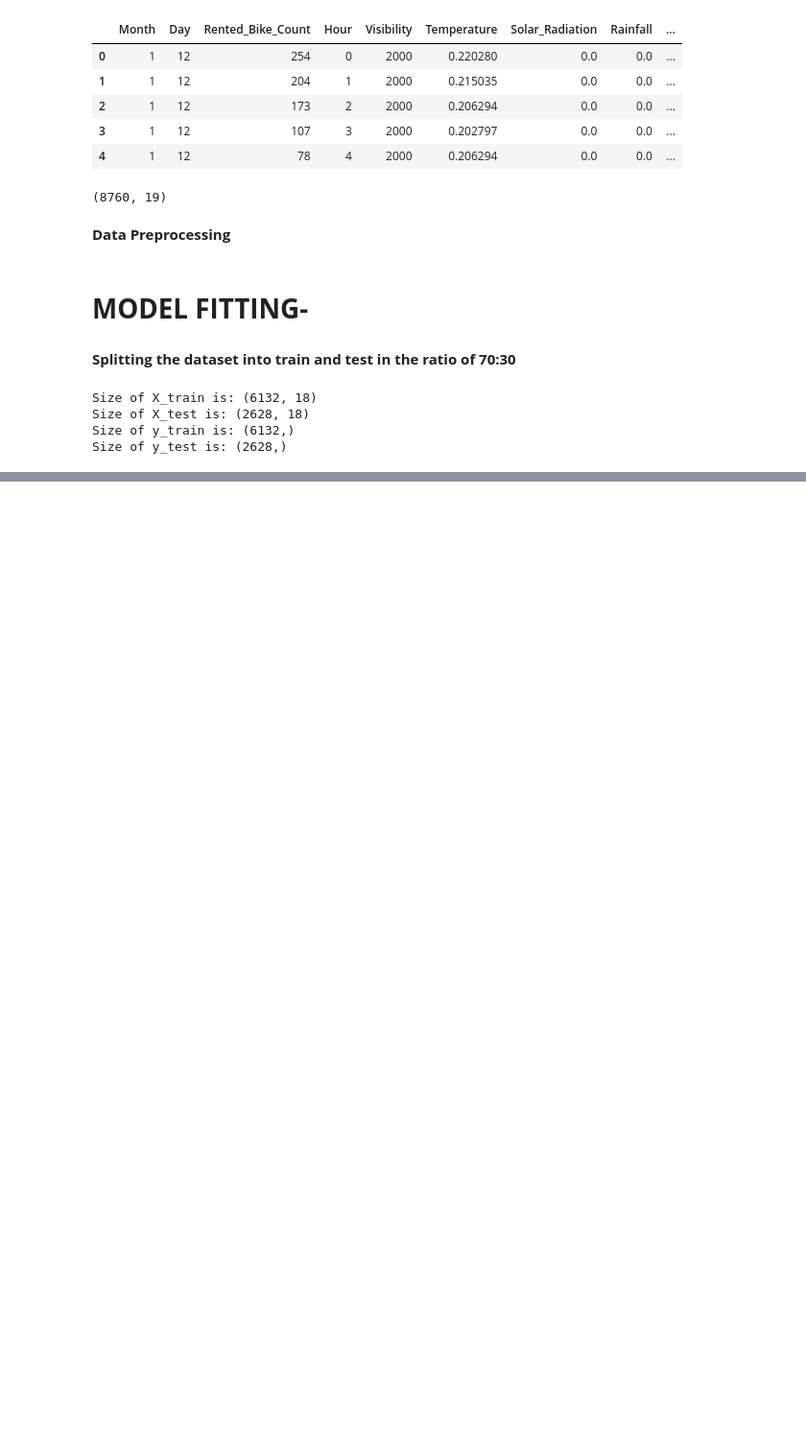
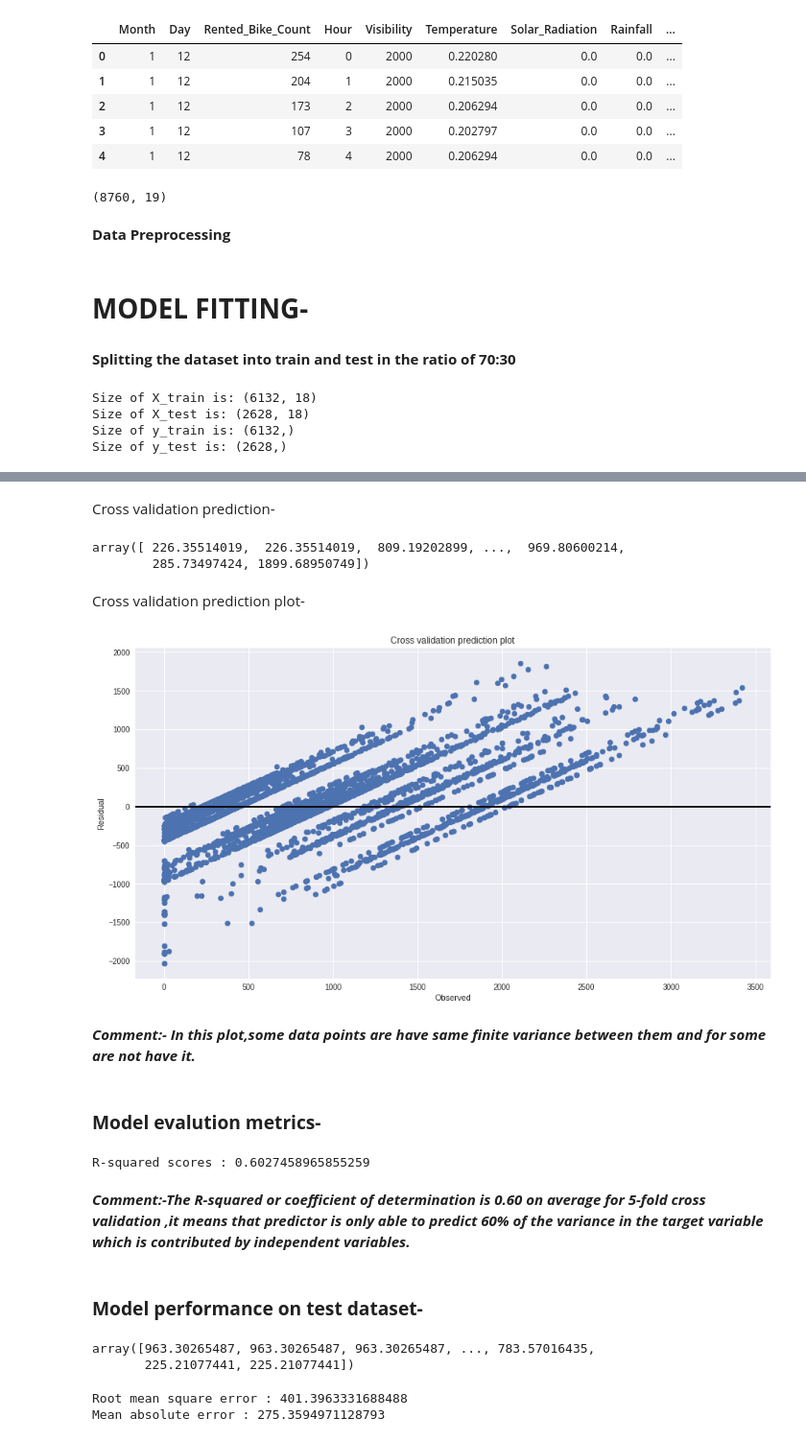
Before and after one commit to Sara19598/Seoul-Bike-Rental-Prediction---ML-Supervised, a Jupyter notebook: Bike_Sharing_Demand_Prediction_Poonam.ipynb, the cells around one changed output, grey strips where cells are left out. Shown at 96% size. Saved outputs shown, nothing was run; the diff lists cells and outputs as text; code cells hidden in the pictures; blank space fills up the shorter version.

```diff
--- a/Bike_Sharing_Demand_Prediction_Poonam.ipynb
+++ b/Bike_Sharing_Demand_Prediction_Poonam.ipynb
@@ -792,0 +803,7 @@ X_test = scaler.transform(X_test)
+# %%
+#training the model
+from sklearn.tree import DecisionTreeRegressor
+dtr=DecisionTreeRegressor(min_samples_split=2,max_leaf_nodes=10)
+# %%
+#Fit the trained model
+dtr.fit(X_train,y_train)
@@ -792,0 +830,53 @@ X_test = scaler.transform(X_test)
+# %% [markdown]
+Cross validation prediction-
+# %%
+predict=cross_val_predict(dtr,X_train,y_train,cv=5)
+predict
+# %% [output]
+array([ 226.35514019,  226.35514019,  809.19202899, ...,  969.80600214,
+        285.73497424, 1899.68950749])
+# %% [markdown]
+Cross validation prediction plot-
+# %%
+# Cross validation prediction plot
+fig,ax=plt.subplots(figsize=(15,8))
+ax.scatter(y_train,y_train-predict)
+ax.axhline(lw=2,color='black')
+ax.set_title('Cross validation prediction plot')
+ax.set_xlabel('Observed')
+ax.set_ylabel('Residual')
+plt.show()
+# %% [output]
+[figure, added]
+# %% [markdown]
+***Comment:- In this plot,some data points are have same finite variance between them and for some are not have it.***
+# %% [markdown]
+### **Model evalution metrics-**
+# %%
+#R-squared scores
+r2_scores = cross_val_score(dtr, X_train, y_train, cv=5)
+print('R-squared scores :',np.average(r2_scores))
+# %% [output]
+R-squared scores : 0.6027458965855259
+# %% [markdown]
+***Comment:-The R-squared or coefficient of determination is 0.60 on average for 5-fold cross validation ,it means that predictor is only able to predict 60% of the variance in the target variable which is contributed by independent variables.***
+# %% [markdown]
+### **Model performance on test dataset-**
+# %%
+#predict the model
+dtr_pred=dtr.predict(X_test)
+dtr_pred
+# %% [output]
+array([963.30265487, 963.30265487, 963.30265487, ..., 783.57016435,
+       225.21077441, 225.21077441])
+# %%
+import math
+#Root mean square error
+rmse=math.sqrt(metrics.mean_squared_error(y_test,dtr_pred))
+#Mean absolute error
+mae=metrics.mean_absolute_error(y_test,dtr_pred)
+print('Root mean square error :',rmse)
+print('Mean absolute error :',mae)
+# %% [output]
+Root mean square error : 401.3963331688488
+Mean absolute error : 275.3594971128793
```
Also changed, not shown: parts of 15 cells of this notebook.
